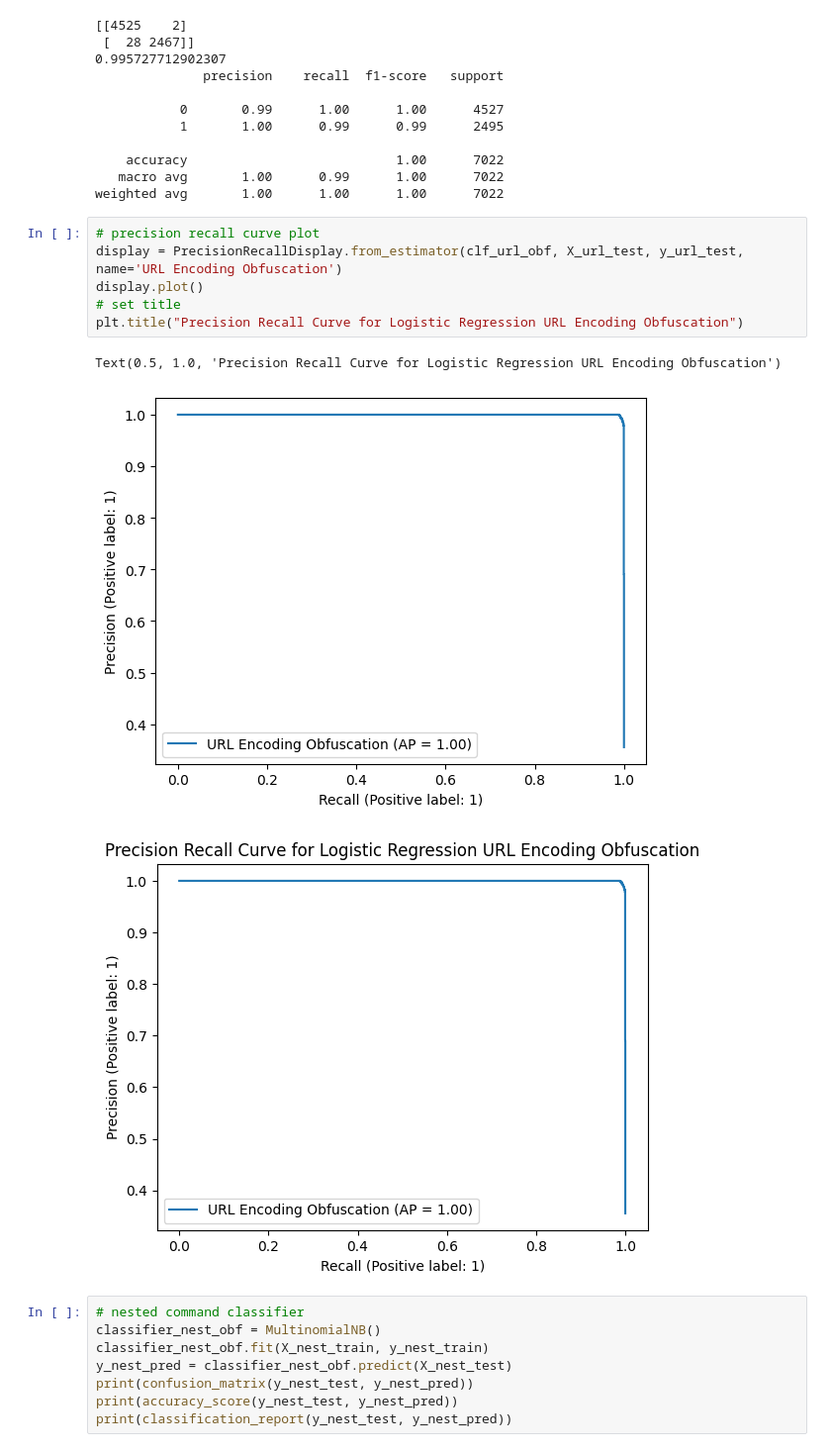
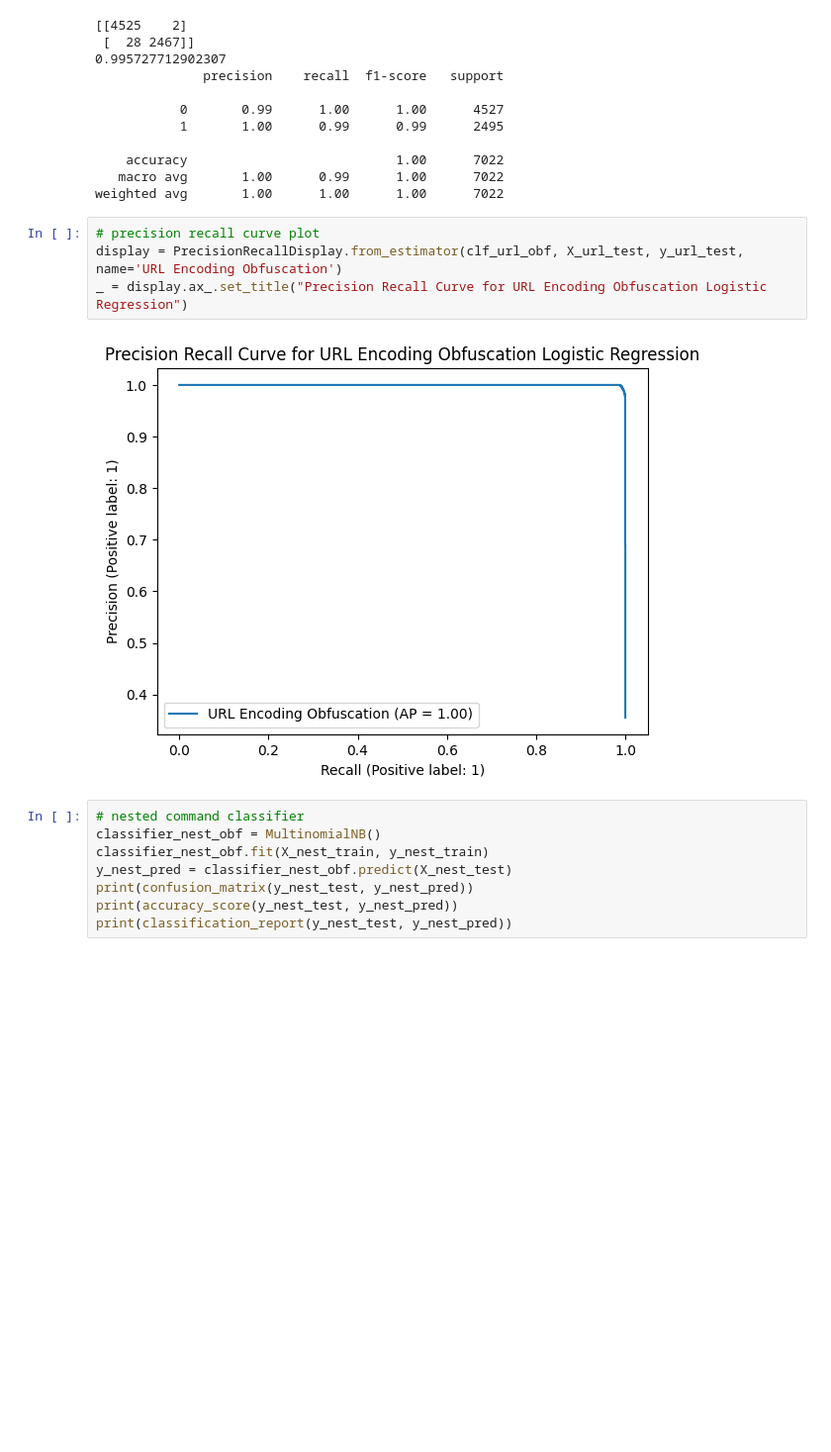
Before and after one commit to nrvadlamudi/SOQL, a Jupyter notebook: classification.ipynb, the cells around one changed output. Shown at 99% size. Drawn from its saved outputs; the diff is of its cells as text; blank space fills up the shorter version.

```diff
--- a/classification.ipynb
+++ b/classification.ipynb
@@ -213,13 +224,9 @@ weighted avg       1.00      1.00      1.00      7022
 # %%
 # precision recall curve plot
 display = PrecisionRecallDisplay.from_estimator(clf_url_obf, X_url_test, y_url_test, name='URL Encoding Obfuscation')
-display.plot()
-# set title
-plt.title("Precision Recall Curve for Logistic Regression URL Encoding Obfuscation")
+_ = display.ax_.set_title("Precision Recall Curve for URL Encoding Obfuscation Logistic Regression")
 # %% [output]
-Text(0.5, 1.0, 'Precision Recall Curve for Logistic Regression URL Encoding Obfuscation')
-[figure, old version]
+[figure, new version]
-[figure, removed]
 # %%
 # nested command classifier
 classifier_nest_obf = MultinomialNB()
```
Also changed, not shown: parts of 9 cells of this notebook, 3 other files.
